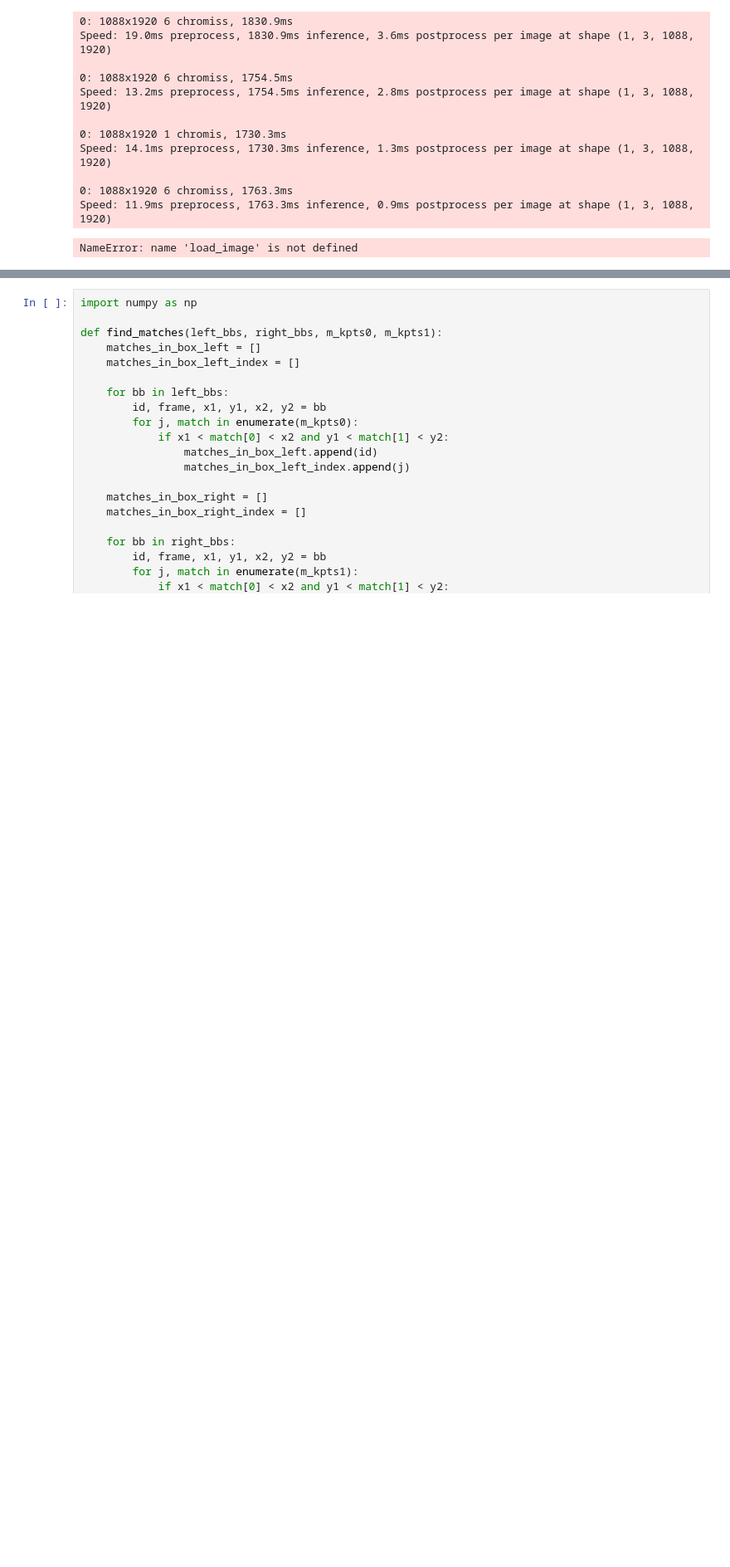
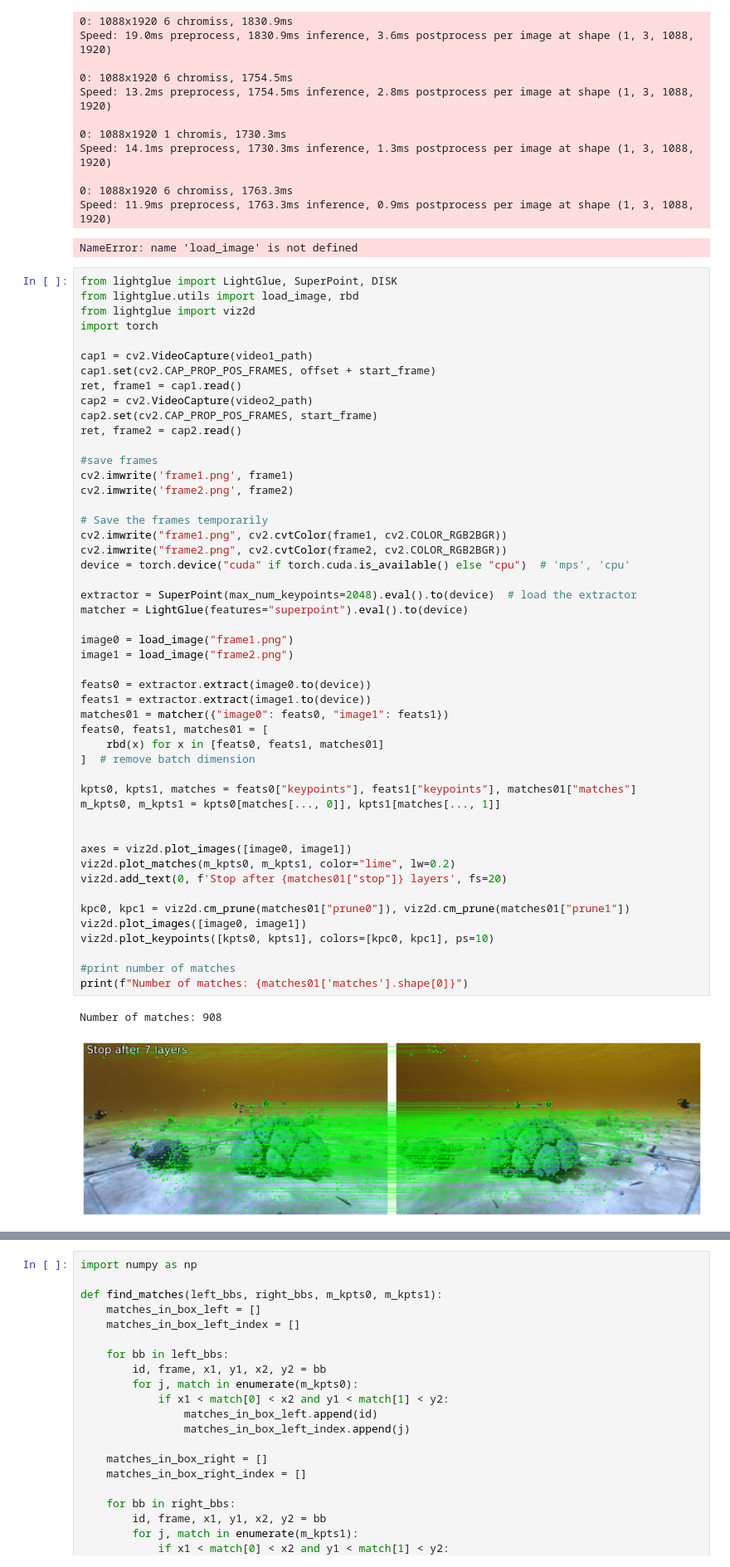
Before and after one commit to btmarti25/stereo_matching_lightglue, a Jupyter notebook: Light_glue_stereo_match_fish_v2_test.ipynb, the cells around one changed output, grey strips where cells are left out. Shown at 83% size. Cells and saved outputs as stored; diff of their text form; blank space fills up the shorter version.

Commit message:
Update Light_glue_stereo_match_fish_v2_test.ipynb
test

```diff
--- a/Light_glue_stereo_match_fish_v2_test.ipynb
+++ b/Light_glue_stereo_match_fish_v2_test.ipynb
@@ -115,3 +251,55 @@ Speed: 14.1ms preprocess, 1730.3ms inference, 1.3ms postprocess per image at sha
 0: 1088x1920 6 chromiss, 1763.3ms
 Speed: 11.9ms preprocess, 1763.3ms inference, 0.9ms postprocess per image at shape (1, 3, 1088, 1920)
 NameError: name 'load_image' is not defined
+# %%
+from lightglue import LightGlue, SuperPoint, DISK
+from lightglue.utils import load_image, rbd
+from lightglue import viz2d
+import torch
+
+cap1 = cv2.VideoCapture(video1_path)
+cap1.set(cv2.CAP_PROP_POS_FRAMES, offset + start_frame)
+ret, frame1 = cap1.read()
+cap2 = cv2.VideoCapture(video2_path)
+cap2.set(cv2.CAP_PROP_POS_FRAMES, start_frame)
+ret, frame2 = cap2.read()
+
+#save frames
+cv2.imwrite('frame1.png', frame1)
+cv2.imwrite('frame2.png', frame2)
+
+# Save the frames temporarily
+cv2.imwrite("frame1.png", cv2.cvtColor(frame1, cv2.COLOR_RGB2BGR))
+cv2.imwrite("frame2.png", cv2.cvtColor(frame2, cv2.COLOR_RGB2BGR))
+device = torch.device("cuda" if torch.cuda.is_available() else "cpu")  # 'mps', 'cpu'
+
+extractor = SuperPoint(max_num_keypoints=2048).eval().to(device)  # load the extractor
+matcher = LightGlue(features="superpoint").eval().to(device)
+
+image0 = load_image("frame1.png")
+image1 = load_image("frame2.png")
+
+feats0 = extractor.extract(image0.to(device))
+feats1 = extractor.extract(image1.to(device))
+matches01 = matcher({"image0": feats0, "image1": feats1})
+feats0, feats1, matches01 = [
+    rbd(x) for x in [feats0, feats1, matches01]
+]  # remove batch dimension
+
+kpts0, kpts1, matches = feats0["keypoints"], feats1["keypoints"], matches01["matches"]
+m_kpts0, m_kpts1 = kpts0[matches[..., 0]], kpts1[matches[..., 1]]
+
+
+axes = viz2d.plot_images([image0, image1])
+viz2d.plot_matches(m_kpts0, m_kpts1, color="lime", lw=0.2)
+viz2d.add_text(0, f'Stop after {matches01["stop"]} layers', fs=20)
+
+kpc0, kpc1 = viz2d.cm_prune(matches01["prune0"]), viz2d.cm_prune(matches01["prune1"])
+viz2d.plot_images([image0, image1])
+viz2d.plot_keypoints([kpts0, kpts1], colors=[kpc0, kpc1], ps=10)
+
+#print number of matches
+print(f"Number of matches: {matches01['matches'].shape[0]}")
+# %% [output]
+Number of matches: 908
+[figure, added]
```
Also changed, not shown: parts of 5 cells of this notebook.
